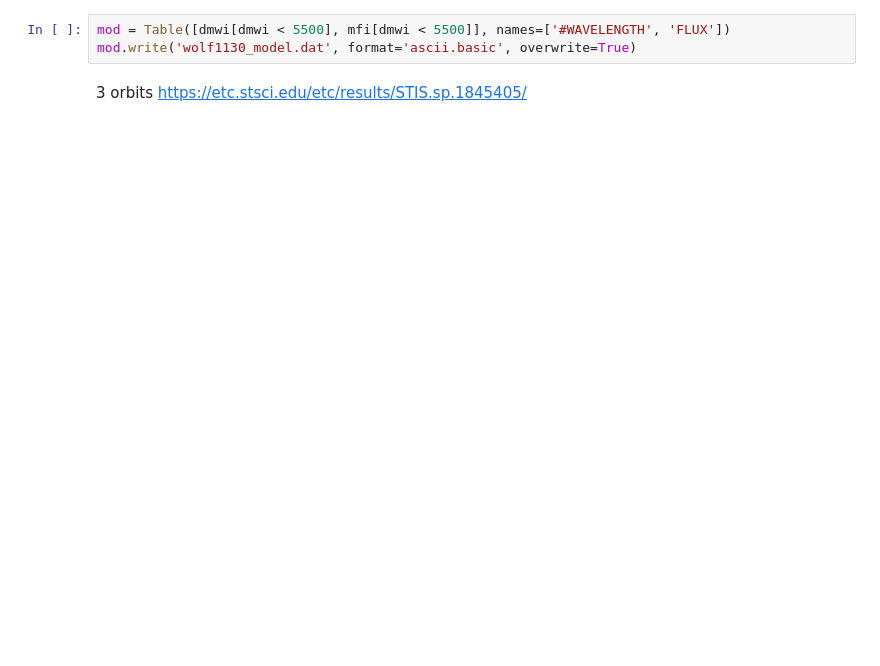
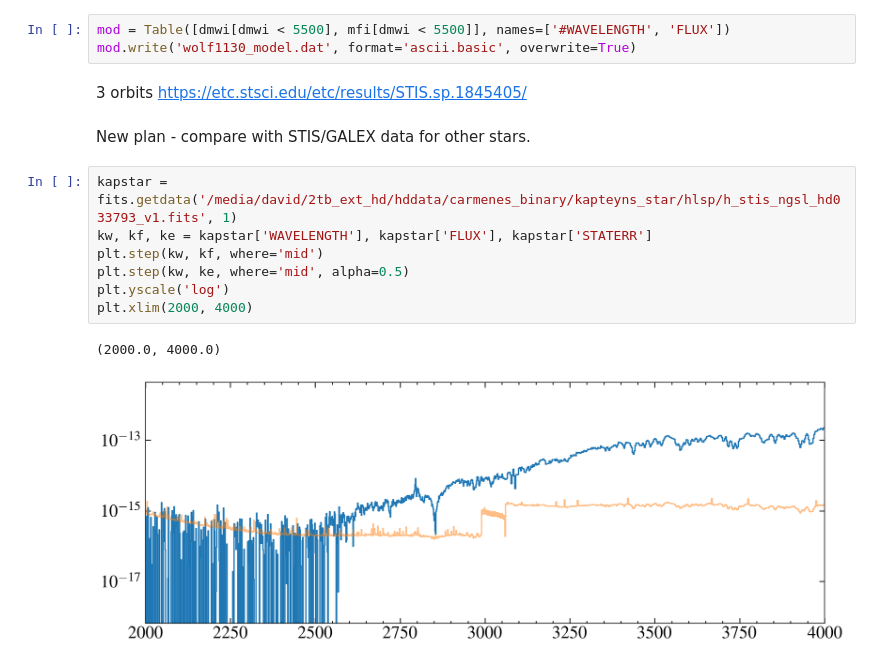
Before and after one commit to davidjwilson/gj207.1, a Jupyter notebook: wolf1130.ipynb, the cells around one changed output. Cells and saved outputs as stored; diff of their text form; blank space fills up the shorter version.

Commit message:
kapt star

```diff
--- a/wolf1130.ipynb
+++ b/wolf1130.ipynb
@@ -418,3 +417,15 @@ mod = Table([dmwi[dmwi < 5500], mfi[dmwi < 5500]], names=['#WAVELENGTH', 'FLUX']
 mod.write('wolf1130_model.dat', format='ascii.basic', overwrite=True)
 # %% [markdown]
 3 orbits https://etc.stsci.edu/etc/results/STIS.sp.1845405/
+# %% [markdown]
+New plan - compare with STIS/GALEX data for other stars.
+# %%
+kapstar = fits.getdata('/media/david/2tb_ext_hd/hddata/carmenes_binary/kapteyns_star/hlsp/h_stis_ngsl_hd033793_v1.fits', 1)
+kw, kf, ke = kapstar['WAVELENGTH'], kapstar['FLUX'], kapstar['STATERR']
+plt.step(kw, kf, where='mid')
+plt.step(kw, ke, where='mid', alpha=0.5)
+plt.yscale('log')
+plt.xlim(2000, 4000)
+# %% [output]
+(2000.0, 4000.0)
+[figure, added]
```
Also changed, not shown: parts of 15 cells of this notebook, 38 other files.
